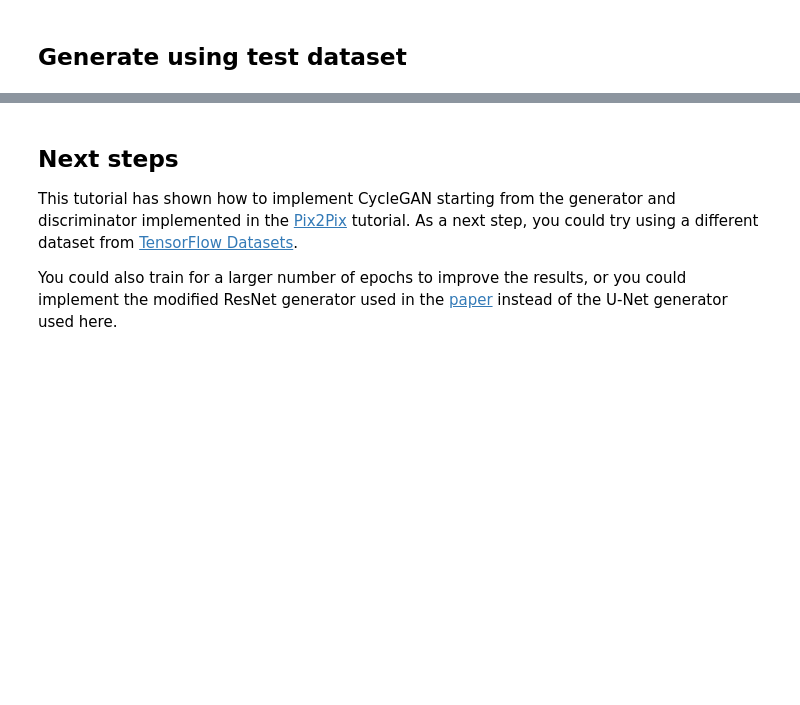
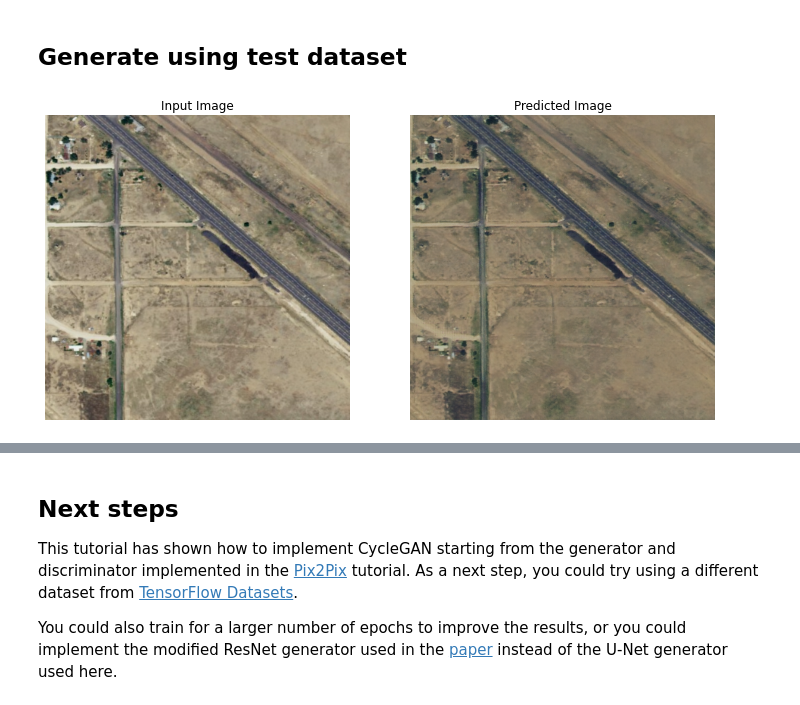
Before and after one commit to Duke-BC-2021-AI-for-energy-access/cyclegan, a Jupyter notebook: cyclegan.ipynb, the cells around one changed output, grey strips where cells are left out. Drawn from its saved outputs; the diff is of its cells as text; code cells hidden in the pictures; blank space fills up the shorter version.

```diff
--- a/cyclegan.ipynb
+++ b/cyclegan.ipynb
@@ -526,5 +564,7 @@ for epoch in range(EPOCHS):
 ## Generate using test dataset
 # %%
 # Run the trained model on the test dataset
-for inp in test_source.take(5):
+for inp in test_source.take(1):
   generate_images(generator_g, inp)
+# %% [output]
+[figure, added]
```
Also changed, not shown: parts of 22 cells of this notebook, 8 other files.
